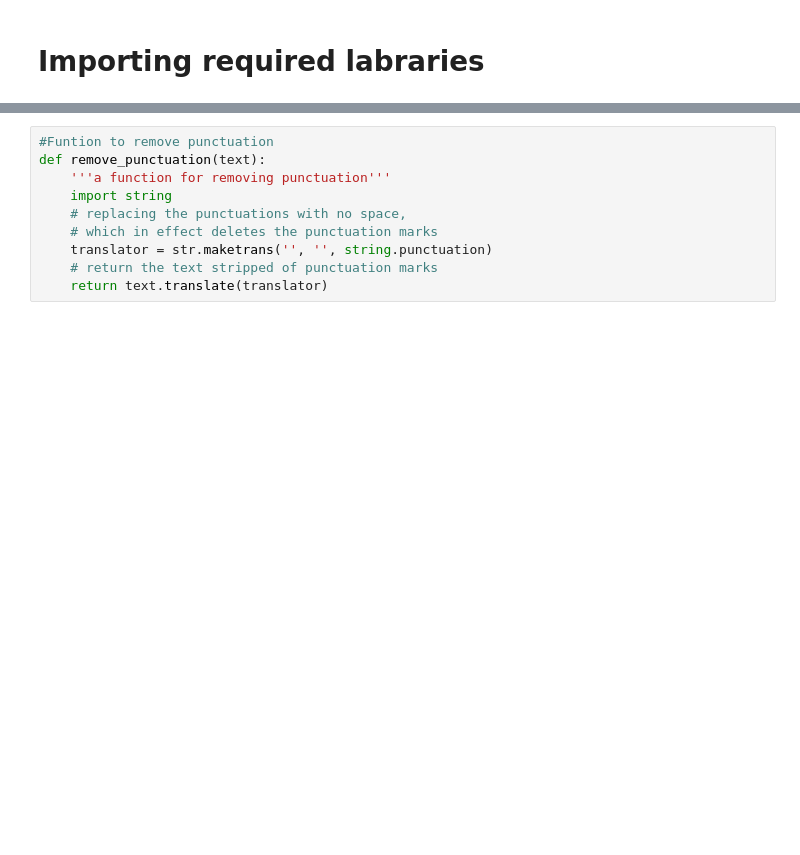
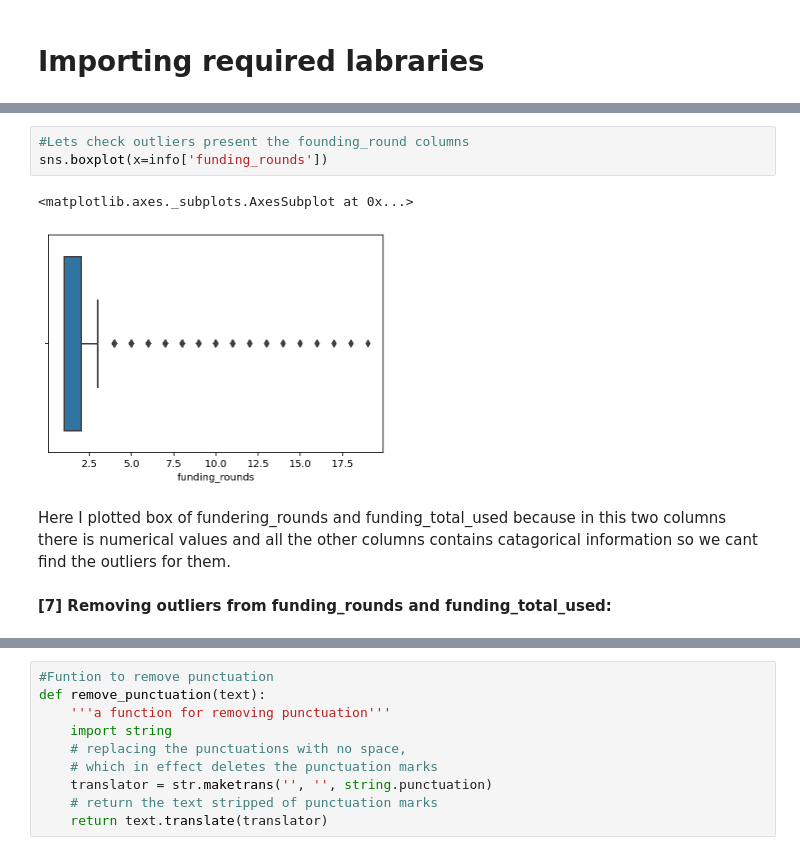
Before and after one commit to NileshCT/EDA_PROJECT, a Jupyter notebook: EDA_Project.ipynb, the cells around one changed output, grey strips where cells are left out. Cells and saved outputs as stored; diff of their text form; blank space fills up the shorter version.

```diff
--- a/EDA_Project.ipynb
+++ b/EDA_Project.ipynb
@@ -131,0 +344,10 @@ data2.drop(["last_funding_at","first_funding_at","founded_at","funding_rounds","
+# %%
+#Lets check outliers present the founding_round columns
+sns.boxplot(x=info['funding_rounds'])
+# %% [output]
+<matplotlib.axes._subplots.AxesSubplot at 0x...>
+[figure, added]
+# %% [markdown]
+Here I plotted box of fundering_rounds and funding_total_used because in this two columns there is numerical values and all the other columns contains catagorical information so we cant find the outliers for them.
+# %% [markdown]
+**[7] Removing outliers from funding_rounds and funding_total_used:**
```
Also changed, not shown: parts of 63 cells of this notebook.
